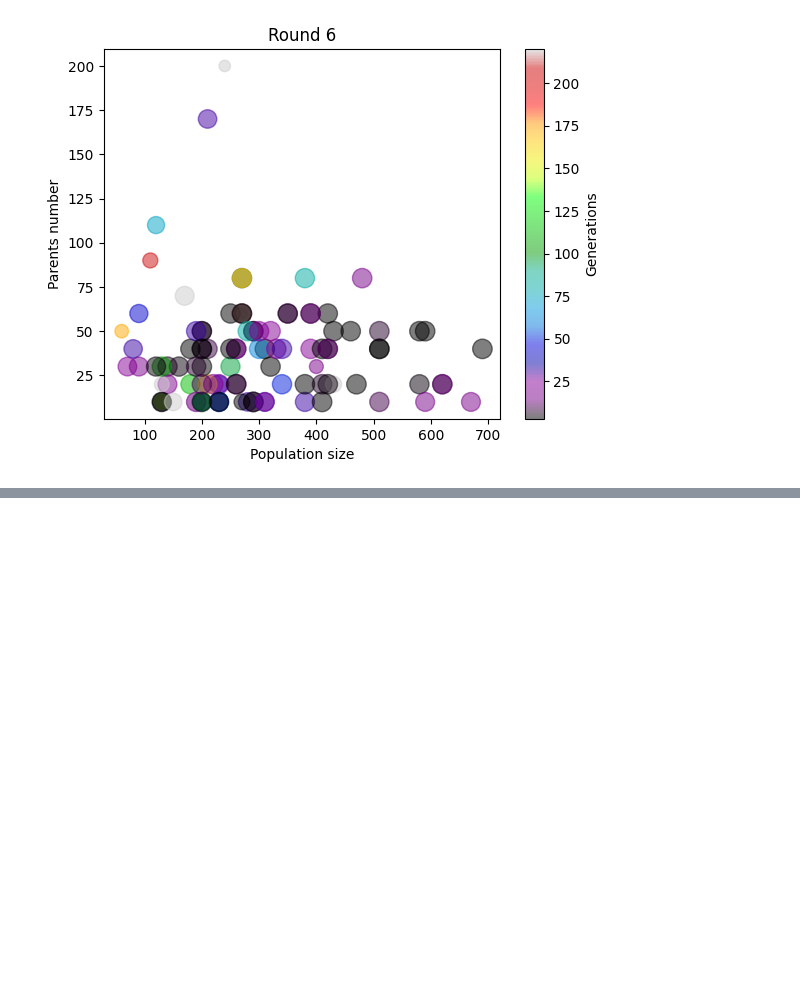
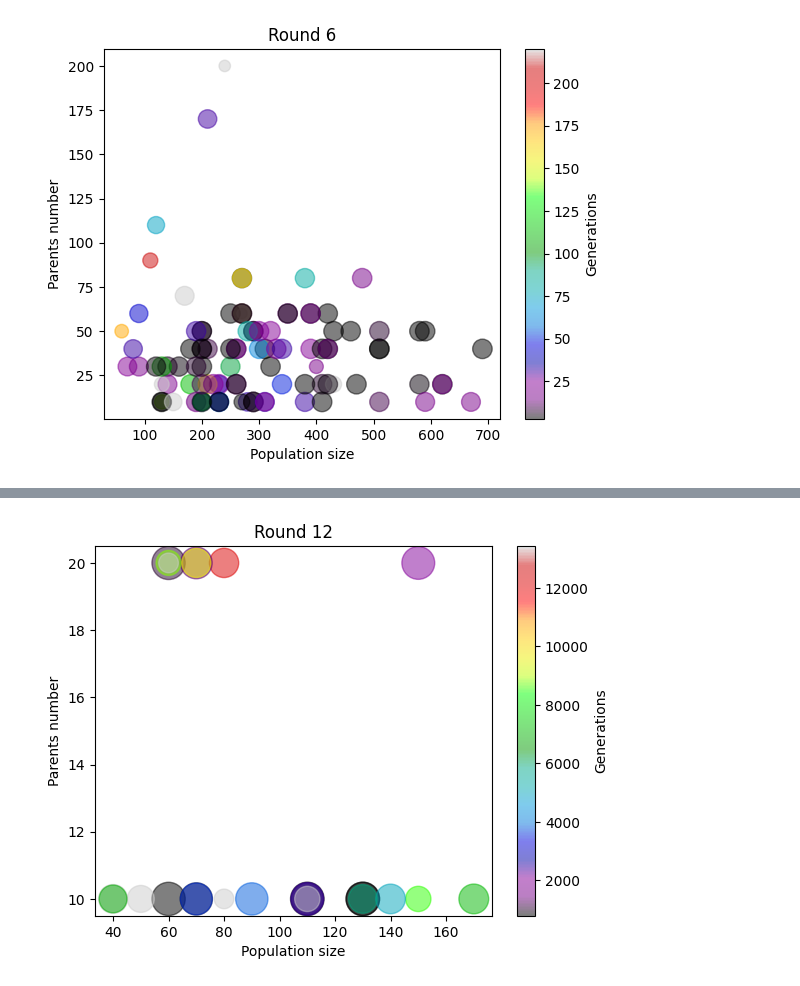
Before and after one commit to tinta2510/Genetic-Algorithm, a Jupyter notebook: Experiment.ipynb, the cells around one changed output, grey strips where cells are left out. Saved outputs shown, nothing was run; the diff lists cells and outputs as text; code cells hidden in the pictures; blank space fills up the shorter version.

```diff
--- a/Experiment.ipynb
+++ b/Experiment.ipynb
@@ -42,0 +73,22 @@ plt.show()
+# %%
+population6 = [[[60, 10], 1204], [[60, 20], 1342], [[90, 10], 2951], [[80, 20], 7719], [[40, 10], 8420]]
+population7 = [[[70, 10], 3097], [[70, 20], 3819], [[150, 10], 13399], [[60, 20], 13834], [[60, 20], 20000]]
+population8 = [[[130, 10], 964], [[150, 20], 2021], [[110, 10], 2515], [[70, 20], 8144], [[50, 10], 11126]]
+population9 = [[[130, 10], 840], [[140, 10], 7223], [[130, 10], 8558], [[40, 10], 9964], [[80, 10], 20000]]
+population10 = [[[110, 10], 789], [[110, 10], 2384], [[70, 10], 3585], [[170, 10], 7045], [[110, 10], 13428]]
+
+plt.scatter([i[0][0] for i in population6],[i[0][1] for i in population6],s = [(30000 - i[1])/50 for i in population6],c = [i[1] for i in population6], cmap='nipy_spectral',alpha = 0.5)
+plt.scatter([i[0][0] for i in population7],[i[0][1] for i in population7],s = [(30000 - i[1])/50 for i in population7],c = [i[1] for i in population7], cmap='nipy_spectral',alpha = 0.5)
+plt.scatter([i[0][0] for i in population8],[i[0][1] for i in population8],s = [(30000 - i[1])/50 for i in population8],c = [i[1] for i in population8], cmap='nipy_spectral',alpha = 0.5)
+plt.scatter([i[0][0] for i in population9],[i[0][1] for i in population9],s = [(30000 - i[1])/50 for i in population9],c = [i[1] for i in population9], cmap='nipy_spectral',alpha = 0.5)
+plt.scatter([i[0][0] for i in population10],[i[0][1] for i in population10],s = [(30000 - i[1])/50 for i in population10],c = [i[1] for i in population10], cmap='nipy_spectral',alpha = 0.5)
+
+plt.xlabel("Population size")
+plt.ylabel("Parents number")
+plt.title("Round 12")
+
+cbar = plt.colorbar()
+cbar.set_label('Generations')
+plt.show()
+# %% [output]
+[figure, added]
```
Also changed, not shown: parts of 3 cells of this notebook, 1 other file.
